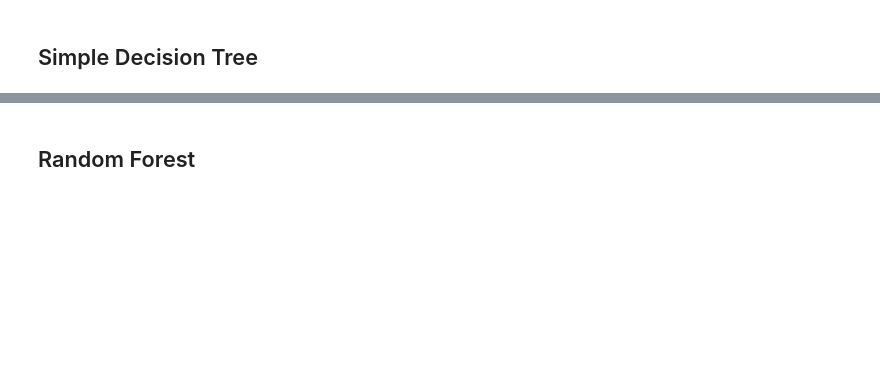
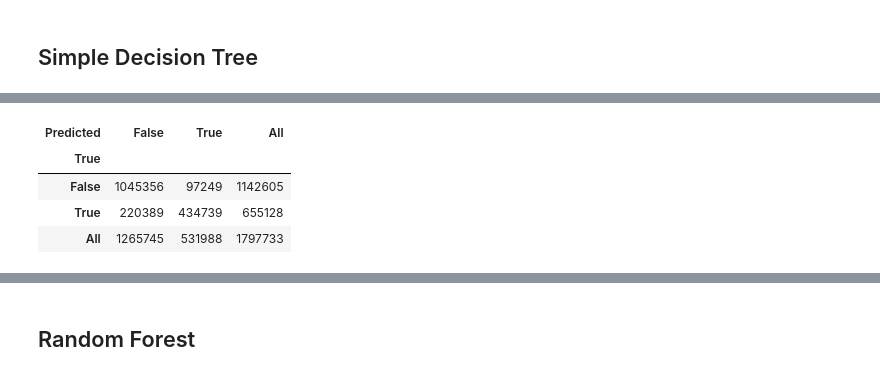
Before and after one commit to PPPSDavid/ORIE-4741-Project, a Jupyter notebook: Midterm Report Simple Classification Model Pipeline.ipynb, the cells around one changed output, grey strips where cells are left out. Cells and saved outputs as stored; diff of their text form; code cells hidden in the pictures; blank space fills up the shorter version.

```diff
--- a/Midterm Report Simple Classification Model Pipeline.ipynb
+++ b/Midterm Report Simple Classification Model Pipeline.ipynb
@@ -161,0 +172,9 @@ weighted avg       0.60      0.56      0.57   7190932
+# %%
+pred = simple_tree.predict(X_test)
+pd.crosstab(y_test.values.ravel(), pred, rownames=['True'], colnames=['Predicted'], margins=True)
+# %% [output]
+| Predicted | False | True | All |
+| True |  |  |  |
+| False | 1045356 | 97249 | 1142605 |
+| True | 220389 | 434739 | 655128 |
+| All | 1265745 | 531988 | 1797733 |
```
Also changed, not shown: parts of 28 cells of this notebook, 1 other file.
